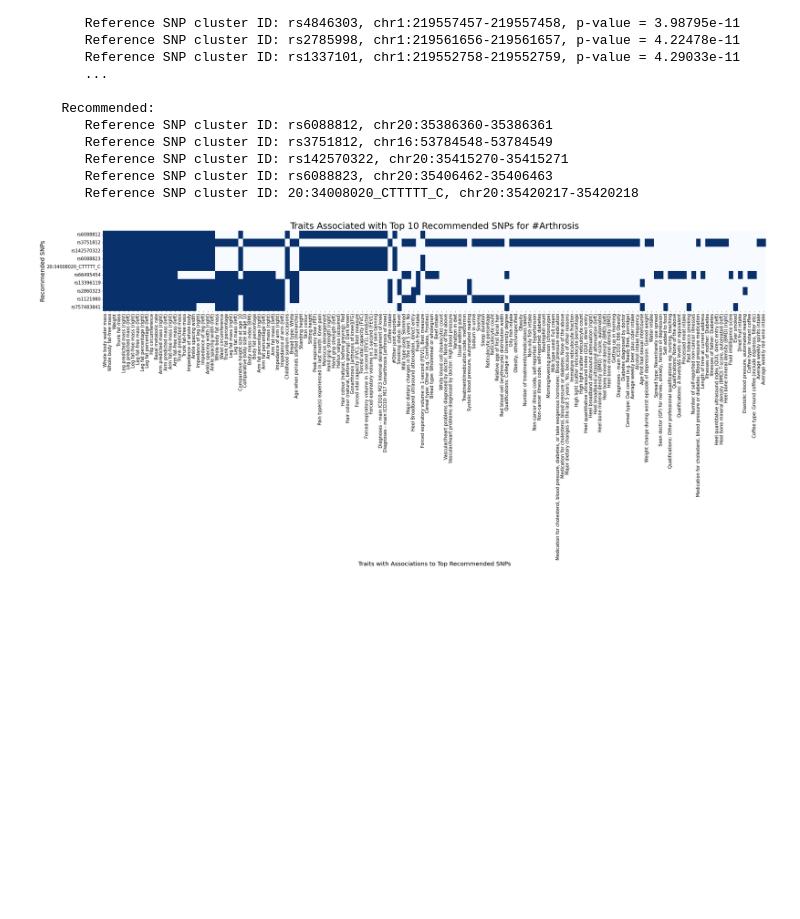
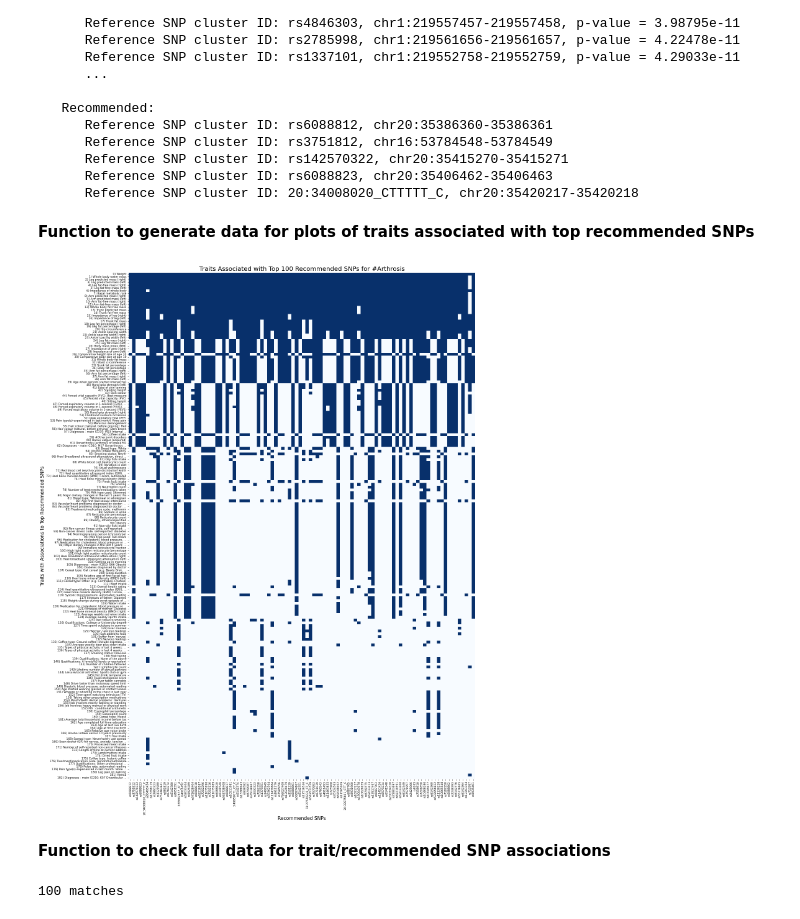
Before and after one commit to meuleman/gilbertAPI, a Jupyter notebook: recommendersystems/lightfm/GWAS/LightFM_GWAS_CT20210928.ipynb, the cells around one changed output. Drawn from its saved outputs; the diff is of its cells as text; code cells hidden in the pictures; blank space fills up the shorter version.

Commit message:
can check recs for sub-threshold matches in overall trait datasets

```diff
--- a/recommendersystems/lightfm/GWAS/LightFM_GWAS_CT20210928.ipynb
+++ b/recommendersystems/lightfm/GWAS/LightFM_GWAS_CT20210928.ipynb
@@ -540,7 +572,7 @@ def sample_recommendation(model, data, traits, print_num=5, recommend_num=5, ful
             return_list.append(trait_list)
         return return_list
 
-rec_info = sample_recommendation(gwas_model_e30_d10_reg00001, data_e30_d10_reg00001, ['#Arthrosis'], recommend_num=10)
+rec_info = sample_recommendation(gwas_model_e30_d10_reg00001, data_e30_d10_reg00001, ['#Arthrosis'], recommend_num=100)
 # %% [output]
 Disease: #Arthrosis (0)
    Known Positives:
@@ -577,7 +609,12 @@ Disease: #Arthrosis (0)
 #       Reference SNP cluster ID: 20:34008020_CTTTTT_C, chr20:35420217-35420218
 # %%
 # list(df[df['Reference SNP cluster ID']=='rs6088812']['Trait'])
+# %% [markdown]
+**Function to generate data for plots of traits associated with top recommended SNPs**
 # %%
+#takes in a list of SNPs. Returns an ordered (top recommended SNPs at the top, traits with most associations
+#with recommended SNPs on the left) presence/absence matrix for each trait associated with each SNP and an
+#ordered list of traits associated with the SNPs.
 def rec_snp_traits(snp_list):
     total_traits = []
     snp_traits_list = []
@@ -590,26 +627,44 @@ def rec_snp_traits(snp_list):
     sorted_zipped = sorted(zipped_traits_counts, reverse=True)
     zipped_ordered = zip(*sorted_zipped)
     counts, traits = [ list(tuple) for tuple in  zipped_ordered]
-    m = np.zeros((len(snp_list), len(traits)))
+    m = np.zeros((len(traits), len(snp_list)))
     for i in range(len(snp_list)):
         for element in snp_traits_list[i]:
             ind = traits.index(element)
-            m[i, ind] = 1
-    return m, traits
+            m[ind, i] = 1
+    traits_trunc = []
+    for i in range(len(traits)):
+        traits_trunc.append(str(i) + ') ' + textwrap.shorten(traits[i], width=50, placeholder=' ...'))
+    return m, traits, traits_trunc
 
-m, traits = rec_snp_traits(rec_info[0][0])
+m, traits, traits_trunc = rec_snp_traits(rec_info[0][0])
 # %%
 # plt.imshow(m, cmap=plt.cm.Greys, interpolation='nearest', aspect='auto')
-plt.subplots(figsize=(40,5))
-ax = sns.heatmap(m, yticklabels=rec_info[0][0], xticklabels=traits, cmap='Blues', cbar=False)
-ax.set_title('Traits Associated with Top 10 Recommended SNPs for #Arthrosis', fontsize=30)
-ax.set_ylabel('Recommended SNPs', fontsize=20)
-ax.set_xlabel('Traits with Associations to Top Recommended SNPs', fontsize=20)
-ax.tick_params(labelsize=15)
-# ax.set_xticklabels(ax.get_xticklabels(), rotation=30)
+plt.subplots(figsize=(20,30))
+ax = sns.heatmap(m, xticklabels=rec_info[0][0], yticklabels=traits_trunc, cmap='Blues', cbar=False)
+ax.set_title('Traits Associated with Top 100 Recommended SNPs for #Arthrosis', fontsize=20)
+ax.set_xlabel('Recommended SNPs', fontsize=15)
+ax.set_ylabel('Traits with Associations to Top Recommended SNPs', fontsize=15)
+ax.tick_params(labelsize=9)
+# ax.set_xticklabels(ax.get_xticklabels(), rotation=80)
 # print(traits[:5])
 # %% [output]
-[figure, old version]
+[figure, new version]
+# %% [markdown]
+**Function to check full data for trait/recommended SNP associations**
 # %%
-def check_full_data():
-    return
+#takes in dataframe of all known associations with trait of interest and a list of SNPs. Returns a
+#list of associations found between the trait and the given SNPs.
+def check_full_data(full_data, snp_recs):
+    trait_snps = list(full_data['Reference SNP cluster ID'])
+    return_list = []
+    for snp in snp_recs:
+        if snp in trait_snps:
+            return_list.append(full_data[full_data['Reference SNP cluster ID']==snp].values.tolist())
+    print('%s matches' %(len(return_list)))
+    return return_list
+
+# full_data_check = check_full_data(arthrosis_df, rec_info[0][0])
+full_data_check = check_full_data(arthrosis_df, rec_info[0][0])
+# %% [output]
+100 matches
```
Also changed, not shown: parts of 15 cells of this notebook.
